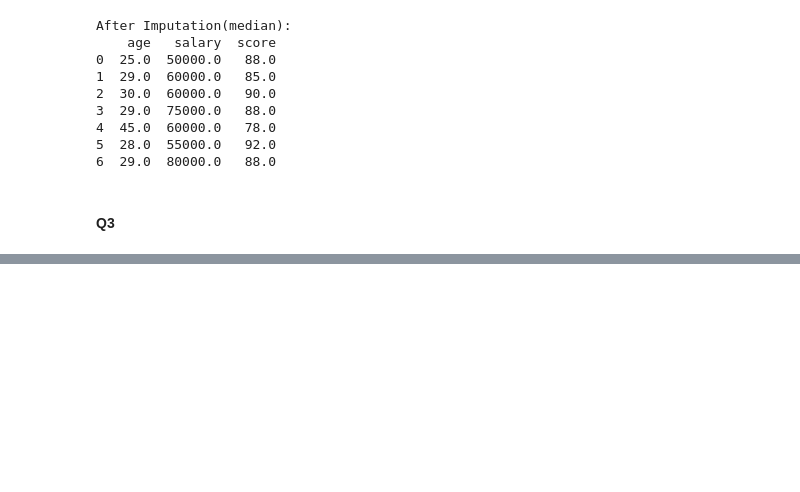
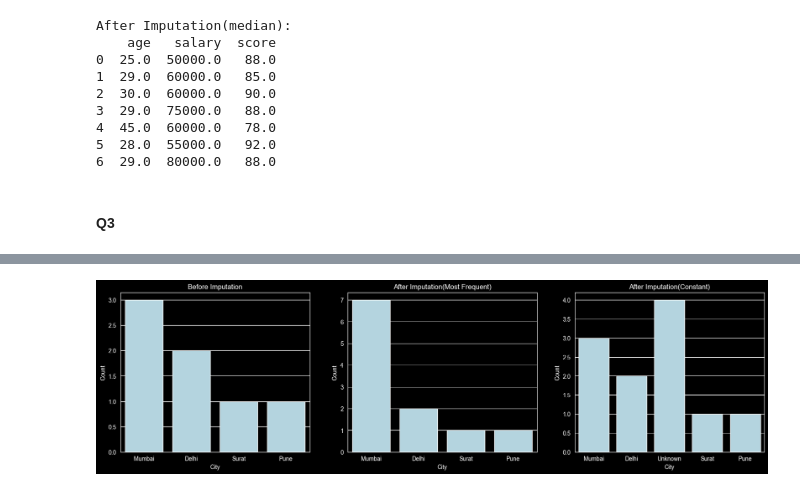
Before and after one commit to krish-desai-123/Data-Preprocessing-and-Feature-Engineering, a Jupyter notebook: Lab_Work_2_1.ipynb, the cells around one changed output, grey strips where cells are left out. Saved outputs shown, nothing was run; the diff lists cells and outputs as text; code cells hidden in the pictures; blank space fills up the shorter version.

```diff
--- a/Lab_Work_2_1.ipynb
+++ b/Lab_Work_2_1.ipynb
@@ -166,0 +200,5 @@ After Imputation(median):
+# %%
+# constant
+
+cons_cat = pd.DataFrame(cons_imp.fit_transform(cat), columns=cat.columns)
+print(f'Constant Imputation: \n{cons_cat}')
@@ -166,0 +216,11 @@ After Imputation(median):
+# %%
+# Created df
+
+city = pd.DataFrame({
+    'city':['Mumbai', 'Delhi', np.nan, 'Mumbai', np.nan, 'Surat',  'Delhi', 'Mumbai', np.nan, 'Pune', np.nan],
+})
+# %%
+# Most frequent
+
+freq_city = pd.DataFrame(freq_imp.fit_transform(city), columns=city.columns)
+print(f'Most Frequent imputation: \n{freq_city}')
@@ -166,0 +241,5 @@ After Imputation(median):
+# %%
+# Constant
+
+cons_city = pd.DataFrame(cons_imp.fit_transform(city), columns=city.columns)
+print(f'Constant Imputation: \n{cons_city}')
@@ -166,0 +260,23 @@ After Imputation(median):
+# %%
+# Compare
+
+flg,axes = plt.subplots(1,3,figsize=(20,5))
+
+sns.countplot(data=city.dropna(subset='city'), x='city', ax=axes[0], color='lightblue')
+axes[0].set_title('Before Imputation')
+axes[0].set_xlabel('City')
+axes[0].set_ylabel('Count')
+
+sns.countplot(data=freq_city, x='city', ax=axes[1], color='lightblue')
+axes[1].set_title('After Imputation(Most Frequent)')
+axes[1].set_xlabel('City')
+axes[1].set_ylabel('Count')
+
+sns.countplot(data=cons_city, x='city', ax=axes[2], color='lightblue')
+axes[2].set_title('After Imputation(Constant)')
+axes[2].set_xlabel('City')
+axes[2].set_ylabel('Count')
+
+plt.show()
+# %% [output]
+[figure, added]
```
Also changed, not shown: parts of 11 cells of this notebook.
